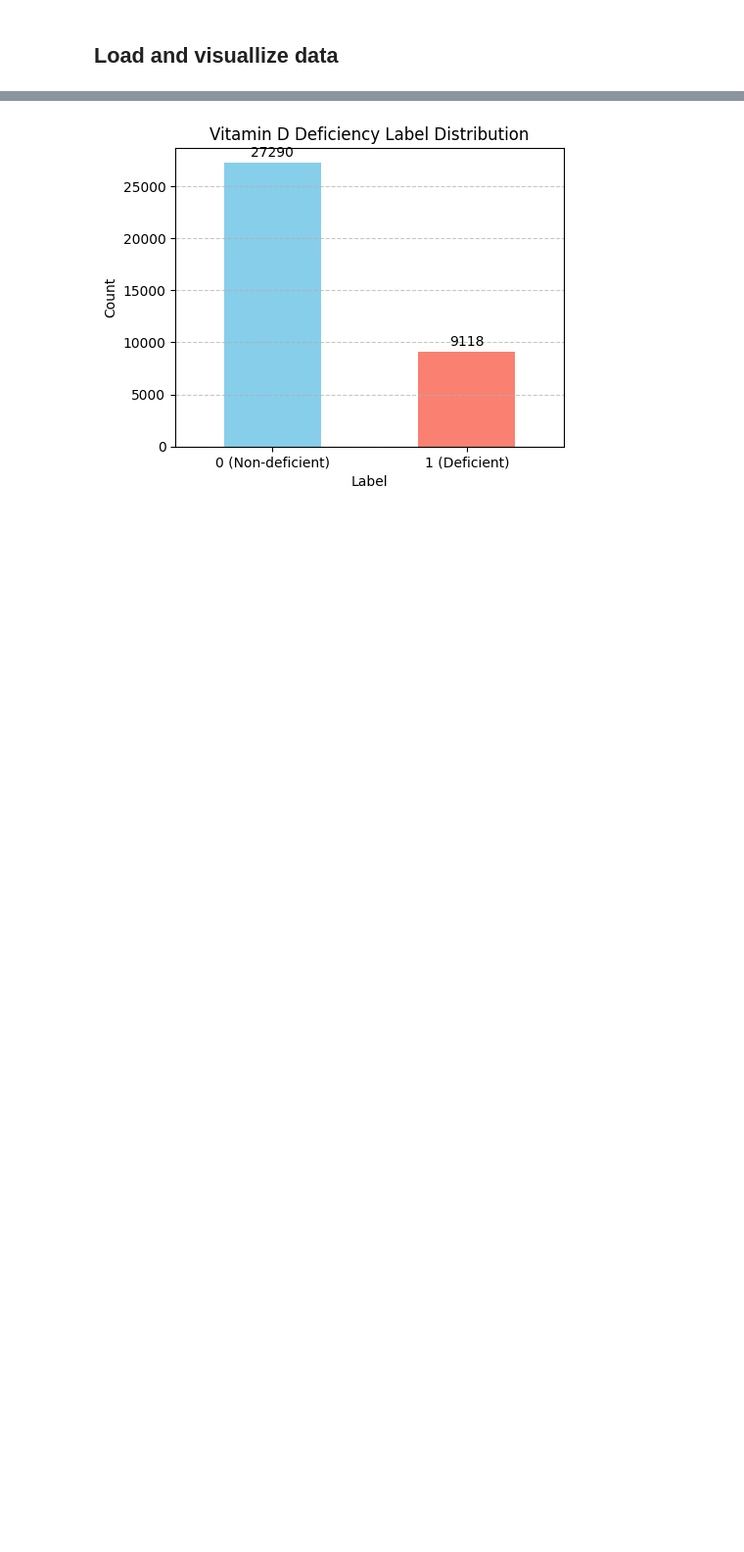
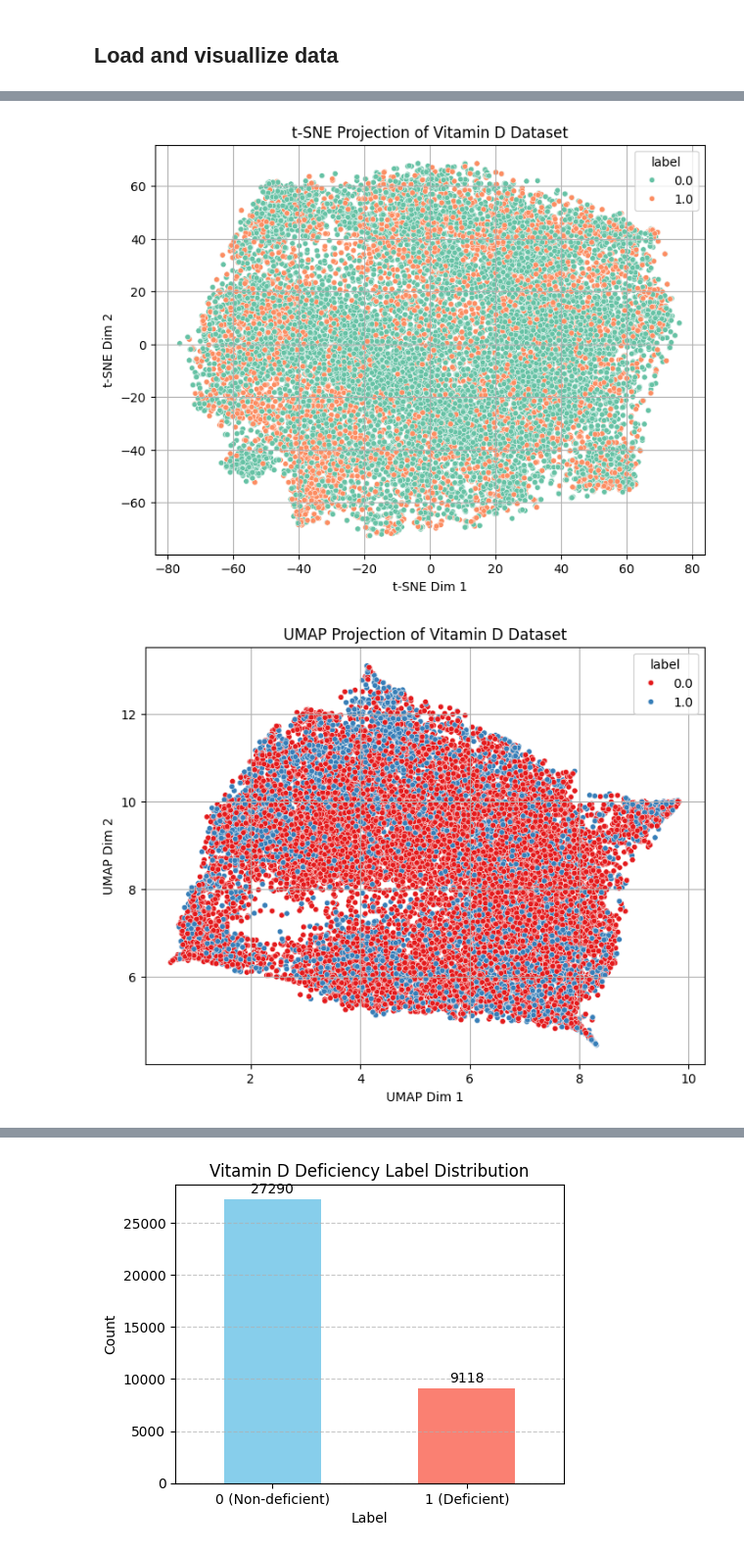
Before and after one commit to iseT1enLoc/G8Vitamin, a Jupyter notebook: src/models/experiment/model_final_2.ipynb, the cells around one changed output, grey strips where cells are left out. Shown at 98% size. Cells and saved outputs as stored; diff of their text form; code cells hidden in the pictures; blank space fills up the shorter version.

```diff
--- a/src/models/experiment/model_final_2.ipynb
+++ b/src/models/experiment/model_final_2.ipynb
@@ -12,0 +225,59 @@ from sklearn.preprocessing import LabelEncoder
+# %%
+import pandas as pd
+import numpy as np
+import matplotlib.pyplot as plt
+import seaborn as sns
+
+from sklearn.preprocessing import StandardScaler, OneHotEncoder
+from sklearn.compose import ColumnTransformer
+from sklearn.pipeline import Pipeline
+from sklearn.manifold import TSNE
+import umap.umap_ as umap  # <- install with: pip install umap-learn
+
+# Load your dataset
+#df = pd.read_csv("your_dataset.csv")  # <- update this path
+X = df.drop("label", axis=1)
+y = df["label"]
+
+# Identify feature types
+categorical = ['Gender', 'Race', 'SmokeFam', 'milk_consumption']
+numerical = [col for col in X.columns if col not in categorical]
+
+# Preprocessing pipeline
+preprocessor = ColumnTransformer([
+    ("num", StandardScaler(), numerical),
+    ("cat", OneHotEncoder(drop="first"), categorical)
+])
+
+X_transformed = preprocessor.fit_transform(X)
+
+# ---------------------
+# 1. t-SNE projection
+# ---------------------
+tsne = TSNE(n_components=2, perplexity=30, n_iter=1000, random_state=42)
+X_tsne = tsne.fit_transform(X_transformed)
+
+plt.figure(figsize=(8, 6))
+sns.scatterplot(x=X_tsne[:, 0], y=X_tsne[:, 1], hue=y, palette="Set2", s=20)
+plt.title("t-SNE Projection of Vitamin D Dataset")
+plt.xlabel("t-SNE Dim 1")
+plt.ylabel("t-SNE Dim 2")
+plt.grid(True)
+plt.show()
+
+# ---------------------
+# 2. UMAP projection
+# ---------------------
+reducer = umap.UMAP(n_components=2, random_state=42)
+X_umap = reducer.fit_transform(X_transformed)
+
+plt.figure(figsize=(8, 6))
+sns.scatterplot(x=X_umap[:, 0], y=X_umap[:, 1], hue=y, palette="Set1", s=20)
+plt.title("UMAP Projection of Vitamin D Dataset")
+plt.xlabel("UMAP Dim 1")
+plt.ylabel("UMAP Dim 2")
+plt.grid(True)
+plt.show()
+# %% [output]
+[figure, added]
+[figure, added]
```
Also changed, not shown: parts of 74 cells of this notebook, 14 other files.
